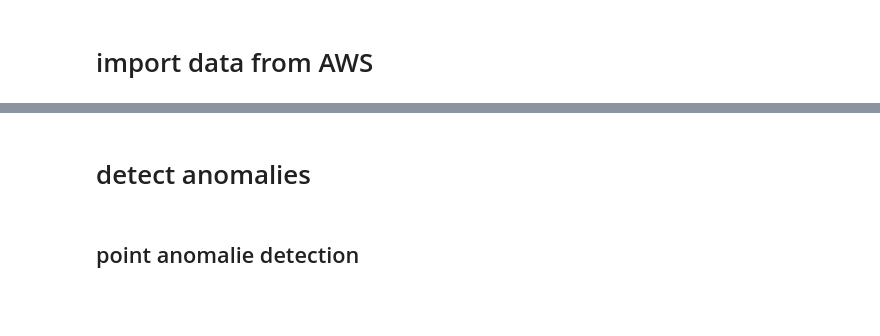
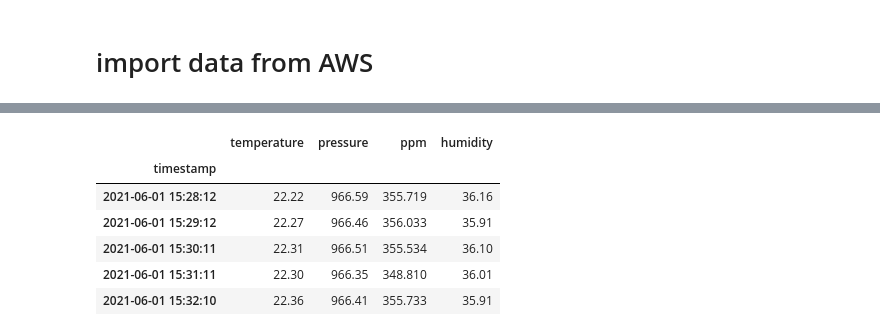
Before and after one commit to MatthiasSimons/airquality-measurement-device, a Jupyter notebook: airquality_analysis.ipynb, the cells around one changed output, grey strips where cells are left out. Drawn from its saved outputs; the diff is of its cells as text; code cells hidden in the pictures; blank space fills up the shorter version.

```diff
--- a/airquality_analysis.ipynb
+++ b/airquality_analysis.ipynb
@@ -132,4 +21,0 @@ df_rm["ppm"].plot()
-# %% [markdown]
-# detect anomalies
-# %% [markdown]
-## point anomalie detection
@@ -143,0 +22,20 @@ labels = is_outlier(df, df_nrm5, tresh).astype('int')
+# %%
+client = boto3.client('iotanalytics')
+data = client.get_dataset_content(datasetName='airquality_1_dataset')
+df = pd.read_csv(data["entries"][0]["dataURI"])
+df = df[df["timestamp"] > "2021-05-20T00:00:00"]
+df.drop(["__dt"], axis = 1, inplace = True)
+df["timestamp"] = pd.to_datetime(df["timestamp"]) + pd.Timedelta(hours=2)
+df.set_index("timestamp", inplace = True)
+df.sort_values(by="timestamp", axis=0, ascending=True, inplace=True)
+#df = df.astype(int)
+#df = df[df["ppm"] < 8000]
+df.tail()
+# %% [output]
+|  | temperature | pressure | ppm | humidity |
+| timestamp |  |  |  |  |
+| 2021-06-01 15:28:12 | 22.22 | 966.59 | 355.719 | 36.16 |
+| 2021-06-01 15:29:12 | 22.27 | 966.46 | 356.033 | 35.91 |
+| 2021-06-01 15:30:11 | 22.31 | 966.51 | 355.534 | 36.10 |
+| 2021-06-01 15:31:11 | 22.30 | 966.35 | 348.810 | 36.01 |
+| 2021-06-01 15:32:10 | 22.36 | 966.41 | 355.733 | 35.91 |
```
Also changed, not shown: parts of 37 cells of this notebook, 1 other file.
